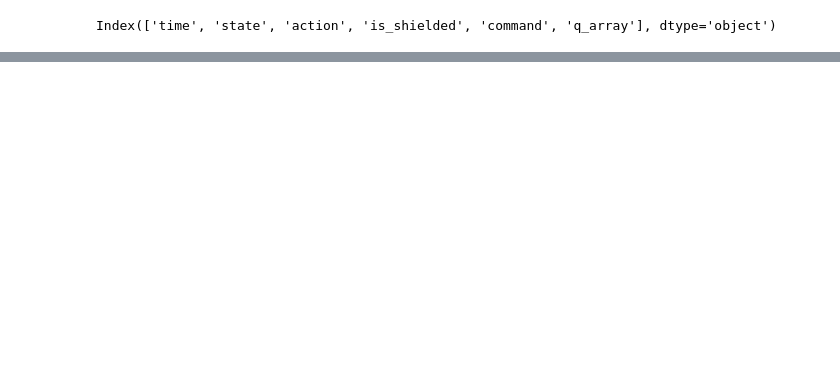
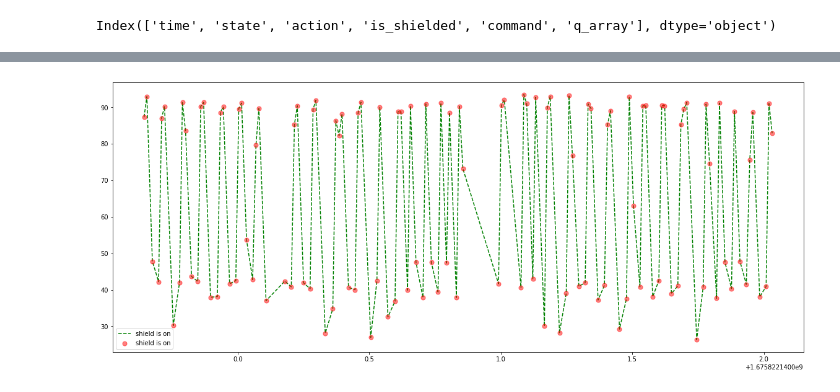
Before and after one commit to SafeRoboticsLab/GhostSDK, a Jupyter notebook: SDK/mblink/data_analysis.ipynb, the cells around one changed output, grey strips where cells are left out. Cells and saved outputs as stored; diff of their text form; code cells hidden in the pictures; blank space fills up the shorter version.

```diff
--- a/SDK/mblink/data_analysis.ipynb
+++ b/SDK/mblink/data_analysis.ipynb
@@ -49,3 +51,14 @@ plt.show()
+# %%
+lim_low = 580
+lim_high = 700
+
+plt.figure(figsize=(20, 8))
+plt.plot(time_shield_on[lim_low:lim_high], freq_shield_on[lim_low:lim_high], label="shield is on", color="green", ls="--")
+plt.scatter(time_shield_on[lim_low:lim_high], freq_shield_on[lim_low:lim_high], label="shield is on", zorder=5, alpha=0.5, s=50, color="red")
+plt.legend()
+plt.show()
+# %% [output]
+[figure, added]
 # %%
 """
 x, y, z,
```
Also changed, not shown: parts of 10 cells of this notebook.
